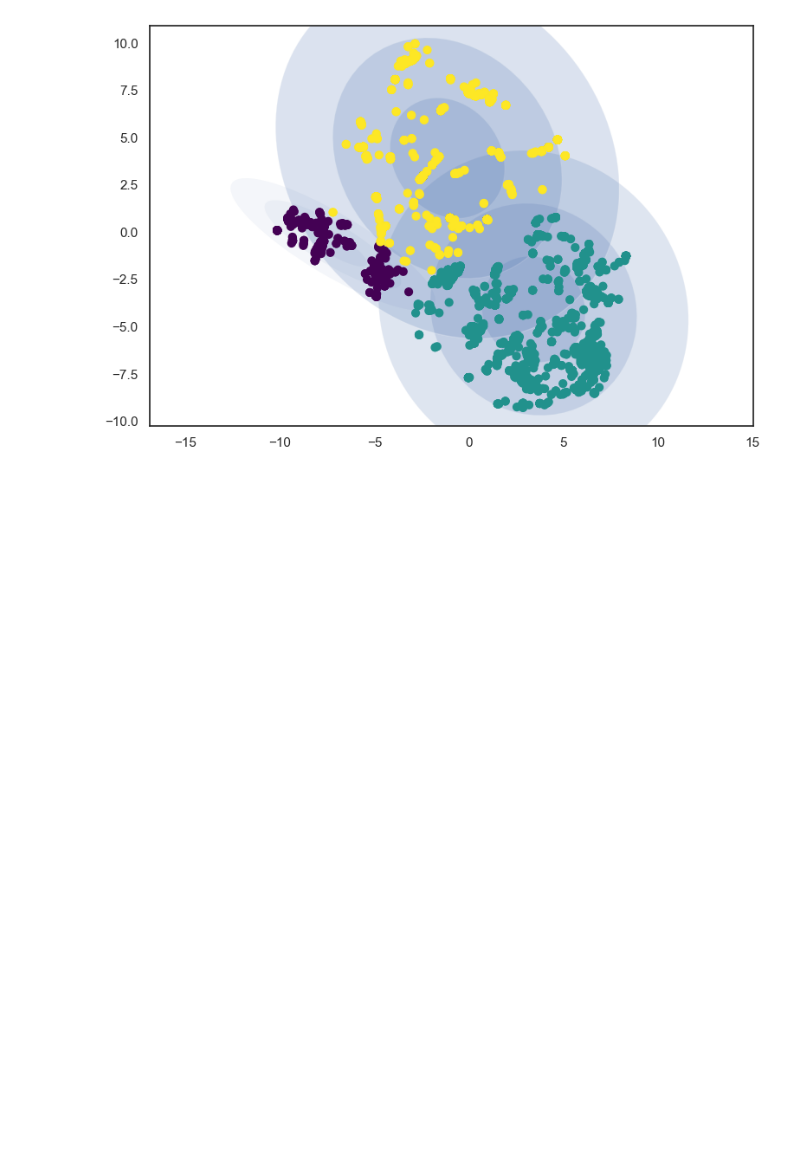
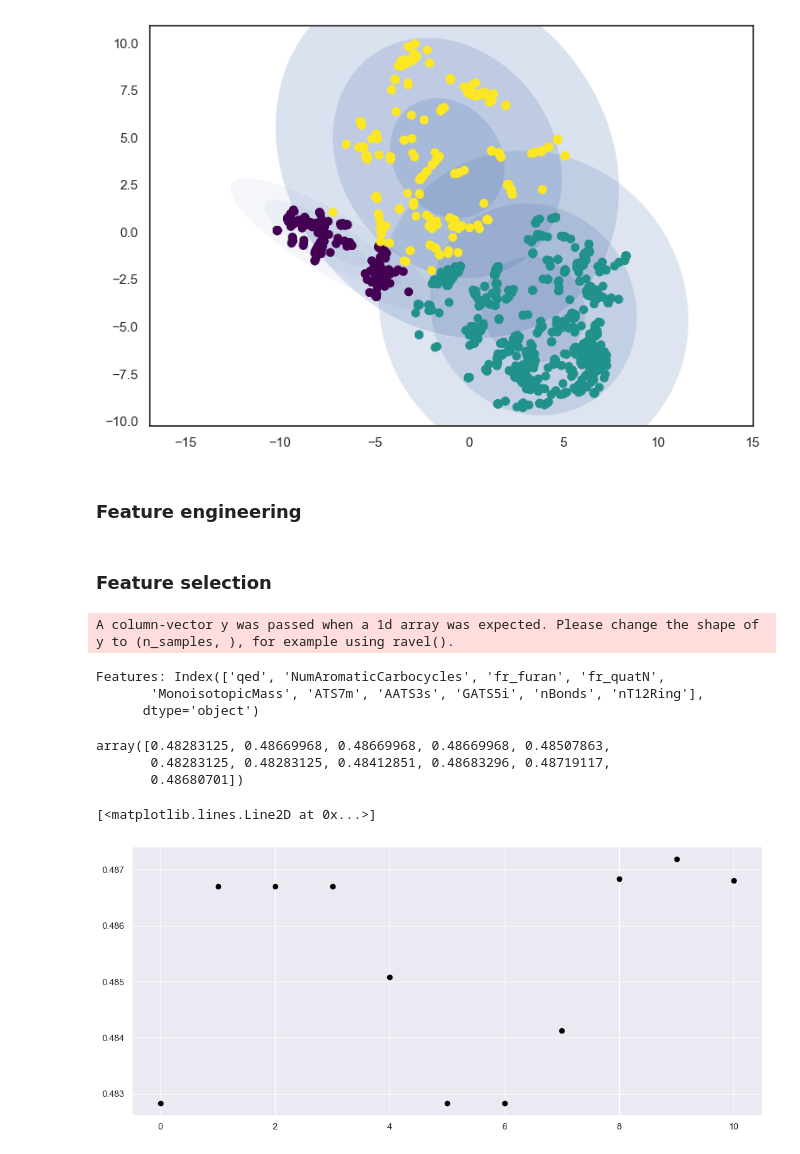
Before and after one commit to AsyaOrlova/ChemAlgorithmsCourse, a Jupyter notebook: hw_1.ipynb, the cells around one changed output. Saved outputs shown, nothing was run; the diff lists cells and outputs as text; code cells hidden in the pictures; blank space fills up the shorter version.

Commit message:
feature selection

```diff
--- a/hw_1.ipynb
+++ b/hw_1.ipynb
@@ -757,3 +759,7 @@ labels = gmm.predict(X_tsne)
 plot_gmm(gmm, X_tsne)
 # %% [output]
 [figure]
+# %% [markdown]
+### Feature engineering
+# %% [markdown]
+### Feature selection
@@ -759,0 +769,34 @@ plot_gmm(gmm, X_tsne)
+# %%
+estimator = RandomForestRegressor()
+
+model = GeneticSelectionCV(
+    estimator, cv=5, verbose=0,
+    scoring="r2", max_features=10,
+    n_population=5, crossover_proba=0.5,
+    mutation_proba=0.2, n_generations=30,
+    crossover_independent_proba=0.5,
+    mutation_independent_proba=0.04,
+    tournament_size=3, n_gen_no_change=20,
+    caching=True, n_jobs=-1)
+
+model = model.fit(X_normalized, Y_normalized)
+
+print('Features:', (X_normalized.columns[model.support_]))
+# %% [output]
+A column-vector y was passed when a 1d array was expected. Please change the shape of y to (n_samples, ), for example using ravel().
+Features: Index(['qed', 'NumAromaticCarbocycles', 'fr_furan', 'fr_quatN',
+       'MonoisotopicMass', 'ATS7m', 'AATS3s', 'GATS5i', 'nBonds', 'nT12Ring'],
+      dtype='object')
+# %%
+model.generation_scores_
+# %% [output]
+array([0.48283125, 0.48669968, 0.48669968, 0.48669968, 0.48507863,
+       0.48283125, 0.48283125, 0.48412851, 0.48683296, 0.48719117,
+       0.48680701])
+# %%
+# plt.xlim([0, 100])
+# plt.ylim([0, 1])
+plt.plot(model.generation_scores_, 'o', color='black')
+# %% [output]
+[<matplotlib.lines.Line2D at 0x...>]
+[figure, added]
```
Also changed, not shown: parts of 10 cells of this notebook.
